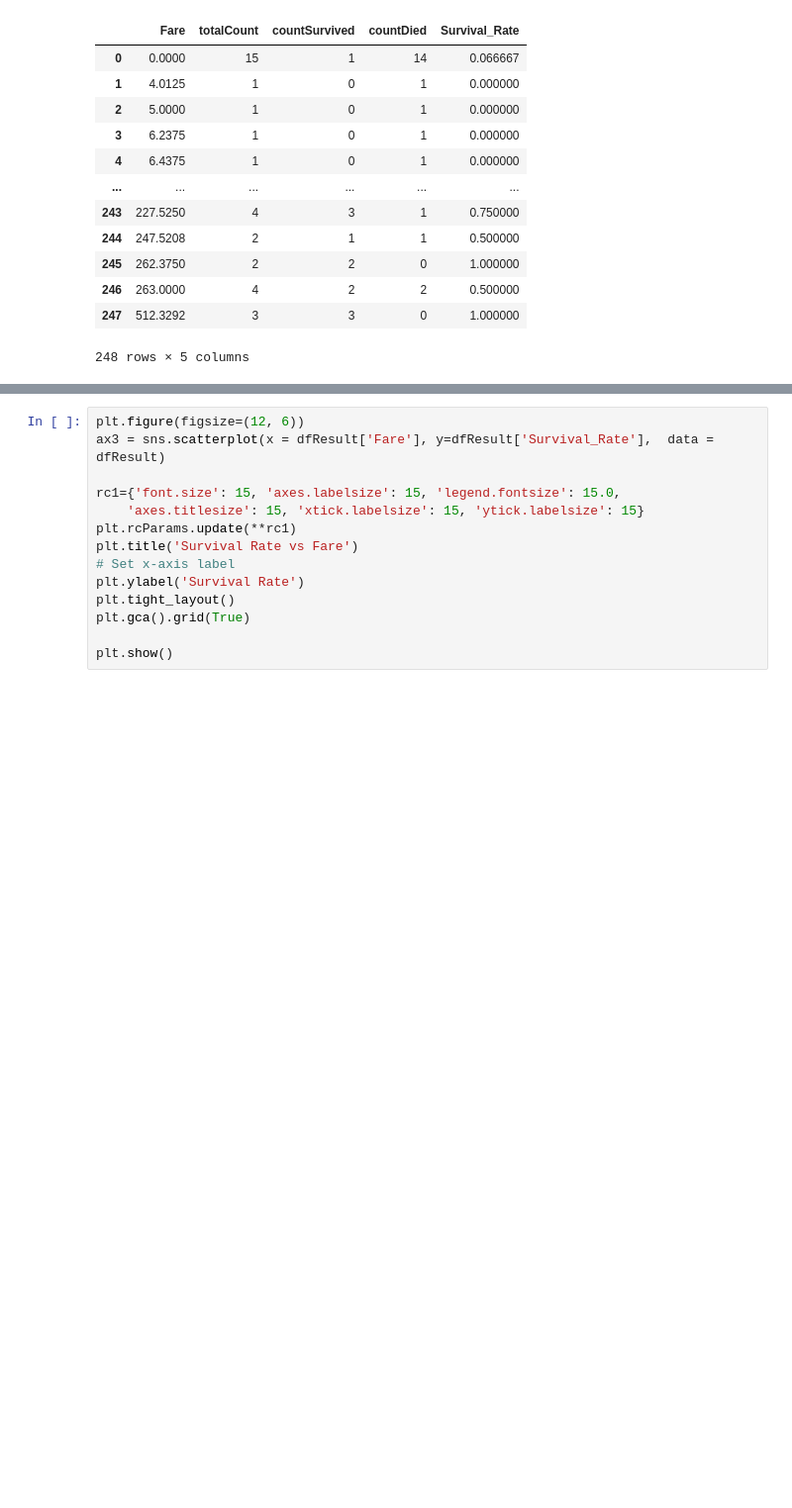
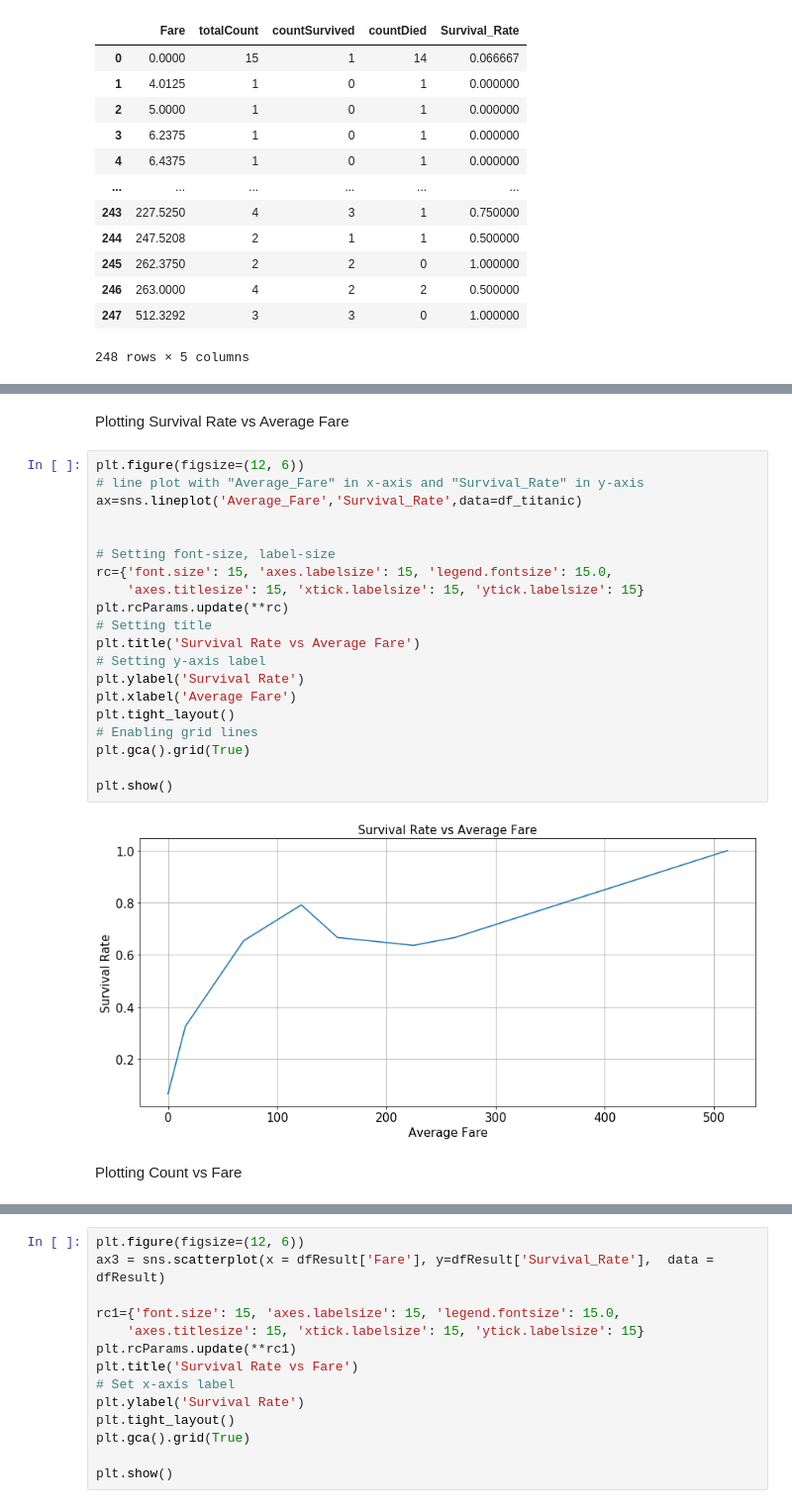
Before and after one commit to USF-CS-663-Spring-2020/lab-02-titanic-aarthi-parthipan, a Jupyter notebook: lab-02-titanic-aarthi-parthipan.ipynb, the cells around one changed output, grey strips where cells are left out. Shown: that part at 99% size. Cells and saved outputs as stored; diff of their text form; blank space fills up the shorter version.

```diff
--- a/lab-02-titanic-aarthi-parthipan.ipynb
+++ b/lab-02-titanic-aarthi-parthipan.ipynb
@@ -133,2 +161,28 @@ plt.show()
+# %% [markdown]
+Plotting Survival Rate vs Average Fare
+# %%
+plt.figure(figsize=(12, 6))
+# line plot with "Average_Fare" in x-axis and "Survival_Rate" in y-axis
+ax=sns.lineplot('Average_Fare','Survival_Rate',data=df_titanic)
+
+
+# Setting font-size, label-size
+rc={'font.size': 15, 'axes.labelsize': 15, 'legend.fontsize': 15.0,
+    'axes.titlesize': 15, 'xtick.labelsize': 15, 'ytick.labelsize': 15}
+plt.rcParams.update(**rc)
+# Setting title
+plt.title('Survival Rate vs Average Fare')
+# Setting y-axis label
+plt.ylabel('Survival Rate')
+plt.xlabel('Average Fare')
+plt.tight_layout()
+# Enabling grid lines
+plt.gca().grid(True)
+
+plt.show()
+# %% [output]
+[figure, added]
+# %% [markdown]
+Plotting Count vs Fare
 # %%
 plt.figure(figsize=(12, 6))
```
Also changed, not shown: parts of 26 cells of this notebook.
